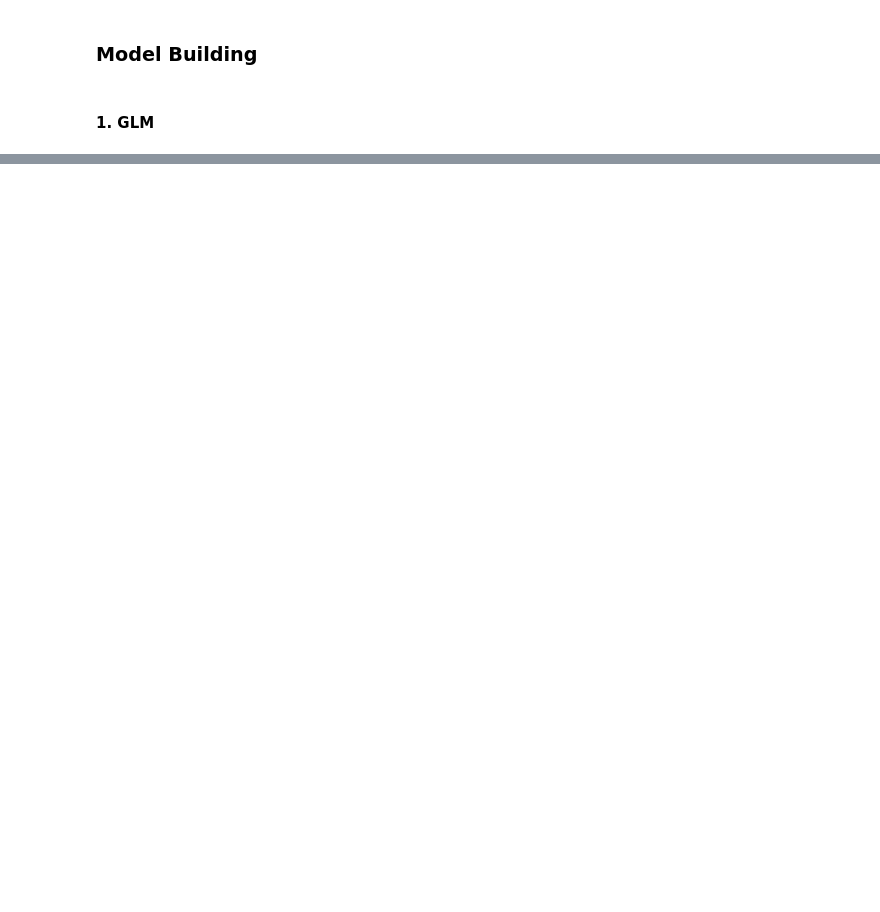
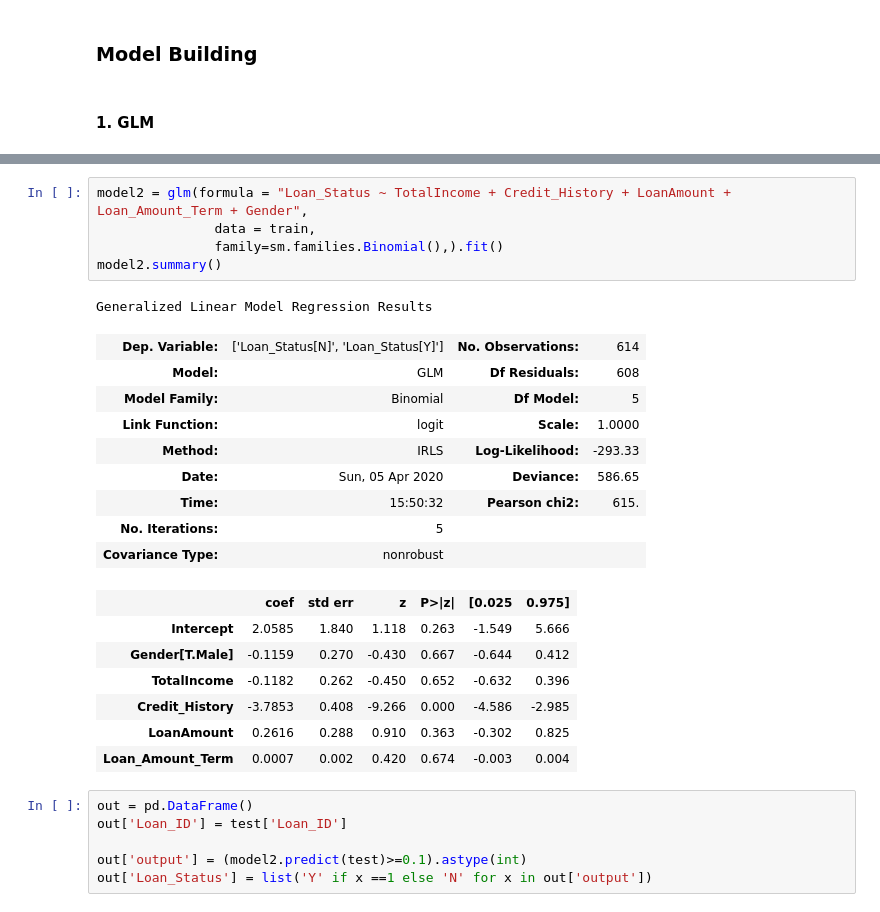
Before and after one commit to yashlab/Courses_Competitions, a Jupyter notebook: AV/Loan-Prediction.ipynb, the cells around one changed output, grey strips where cells are left out. Saved outputs shown, nothing was run; the diff lists cells and outputs as text; blank space fills up the shorter version.

```diff
--- a/AV/Loan-Prediction.ipynb
+++ b/AV/Loan-Prediction.ipynb
@@ -280,0 +322,29 @@ model = glm(formula = "Loan_Status ~ TotalIncome + Credit_History + LoanAmount +
+# %%
+model2 = glm(formula = "Loan_Status ~ TotalIncome + Credit_History + LoanAmount + Loan_Amount_Term + Gender",
+               data = train,
+               family=sm.families.Binomial(),).fit()
+model2.summary()
+# %% [output]
+Generalized Linear Model Regression Results
+| Dep. Variable: | ['Loan_Status[N]', 'Loan_Status[Y]'] | No. Observations: | 614 |
+| Model: | GLM | Df Residuals: | 608 |
+| Model Family: | Binomial | Df Model: | 5 |
+| Link Function: | logit | Scale: | 1.0000 |
+| Method: | IRLS | Log-Likelihood: | -293.33 |
+| Date: | Sun, 05 Apr 2020 | Deviance: | 586.65 |
+| Time: | 15:50:32 | Pearson chi2: | 615. |
+| No. Iterations: | 5 |  |  |
+| Covariance Type: | nonrobust |  |  |
+|  | coef | std err | z | P>|z| | [0.025 | 0.975] |
+| Intercept | 2.0585 | 1.840 | 1.118 | 0.263 | -1.549 | 5.666 |
+| Gender[T.Male] | -0.1159 | 0.270 | -0.430 | 0.667 | -0.644 | 0.412 |
+| TotalIncome | -0.1182 | 0.262 | -0.450 | 0.652 | -0.632 | 0.396 |
+| Credit_History | -3.7853 | 0.408 | -9.266 | 0.000 | -4.586 | -2.985 |
+| LoanAmount | 0.2616 | 0.288 | 0.910 | 0.363 | -0.302 | 0.825 |
+| Loan_Amount_Term | 0.0007 | 0.002 | 0.420 | 0.674 | -0.003 | 0.004 |
+# %%
+out = pd.DataFrame()
+out['Loan_ID'] = test['Loan_ID']
+
+out['output'] = (model2.predict(test)>=0.1).astype(int)
+out['Loan_Status'] = list('Y' if x ==1 else 'N' for x in out['output'])
```
Also changed, not shown: parts of 31 cells of this notebook.
